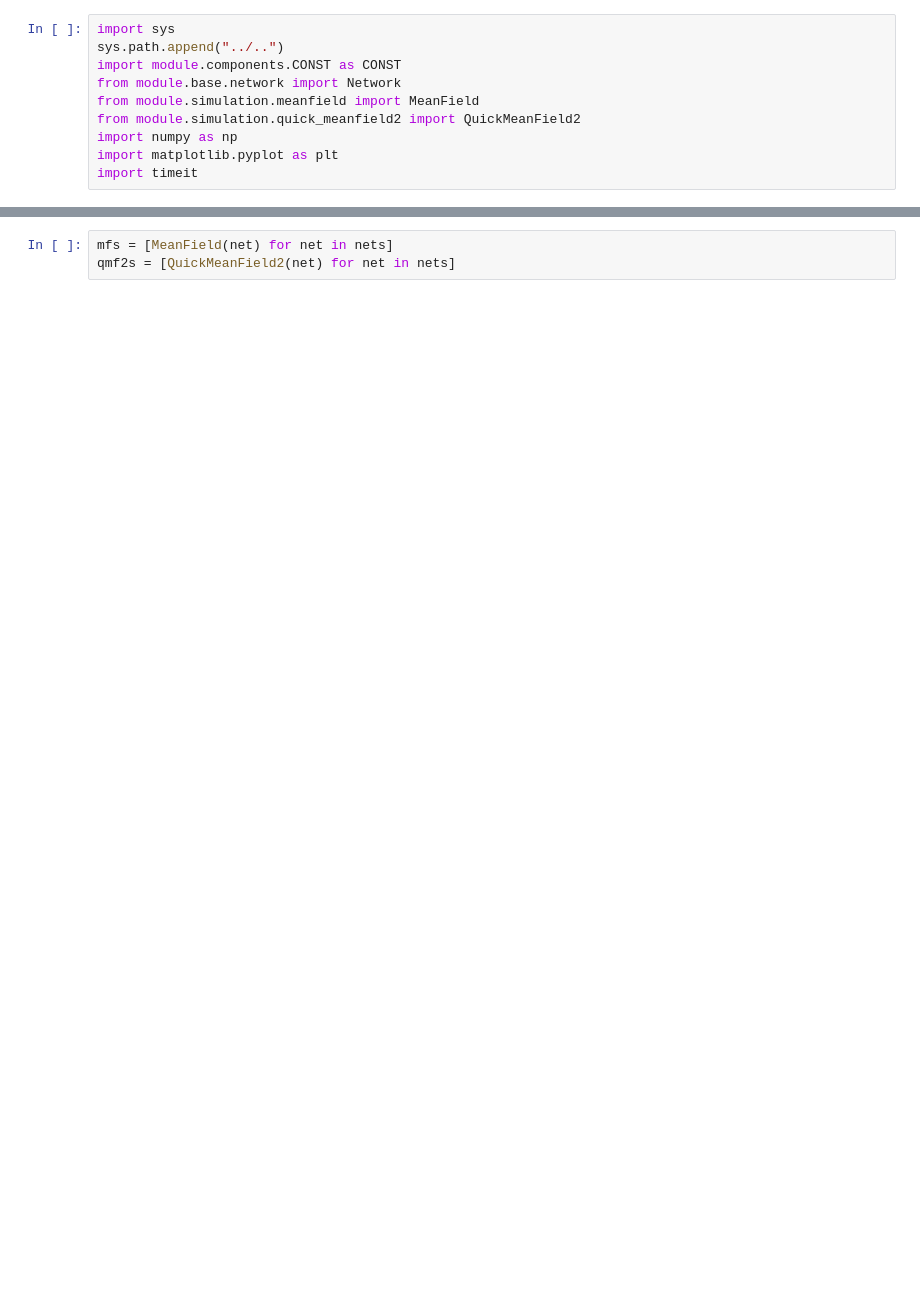
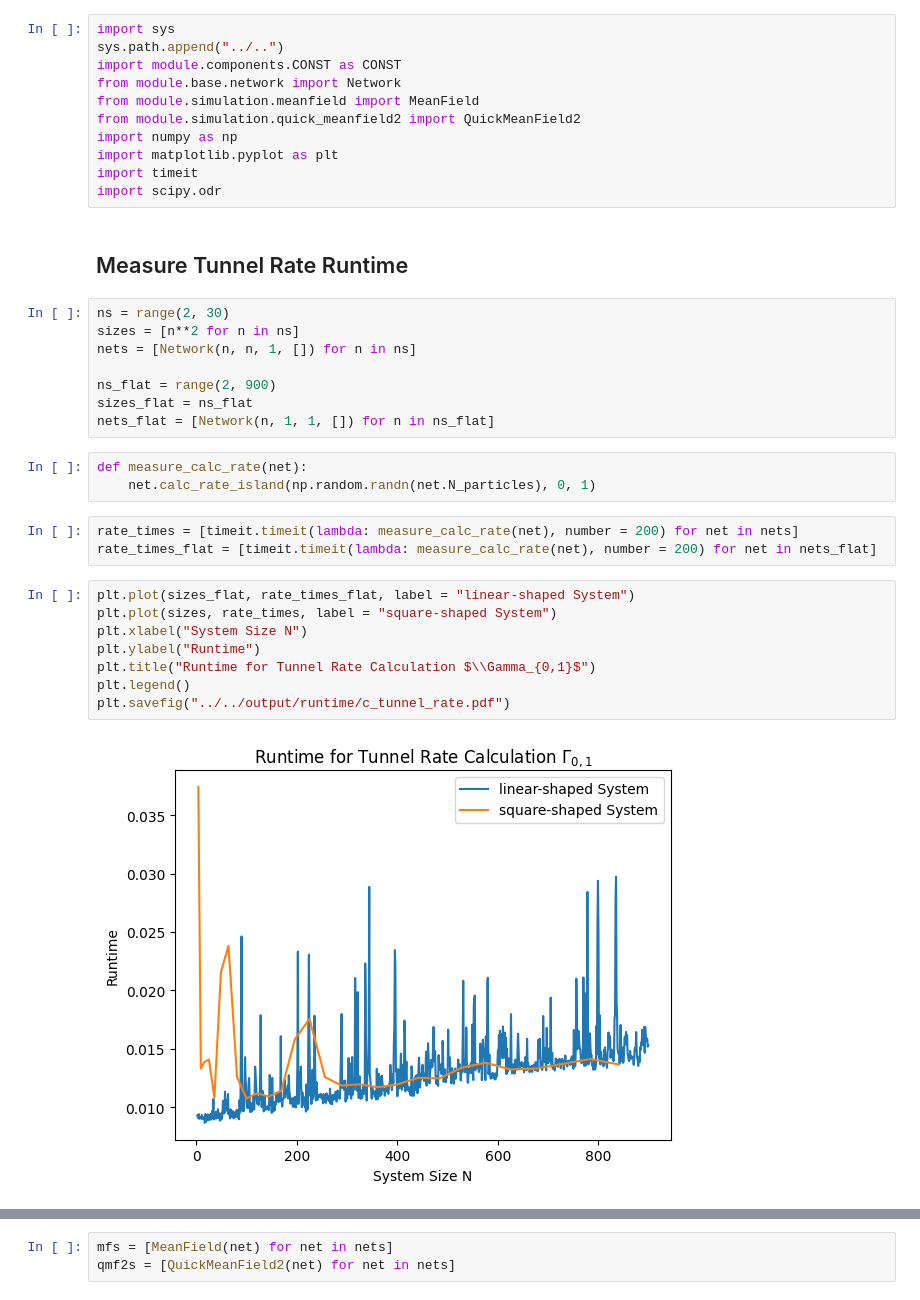
Before and after one commit to evanwonisch/NanoNetsMF, a Jupyter notebook: run/runtime/scaling.ipynb, the cells around one changed output, grey strips where cells are left out. Saved outputs shown, nothing was run; the diff lists cells and outputs as text; blank space fills up the shorter version.

```diff
--- a/run/runtime/scaling.ipynb
+++ b/run/runtime/scaling.ipynb
@@ -8,3 +8,30 @@ from module.simulation.quick_meanfield2 import QuickMeanField2
 import numpy as np
 import matplotlib.pyplot as plt
 import timeit
+import scipy.odr
+# %% [markdown]
+## Measure Tunnel Rate Runtime
+# %%
+ns = range(2, 30)
+sizes = [n**2 for n in ns]
+nets = [Network(n, n, 1, []) for n in ns]
+
+ns_flat = range(2, 900)
+sizes_flat = ns_flat
+nets_flat = [Network(n, 1, 1, []) for n in ns_flat]
+# %%
+def measure_calc_rate(net):
+    net.calc_rate_island(np.random.randn(net.N_particles), 0, 1)
+# %%
+rate_times = [timeit.timeit(lambda: measure_calc_rate(net), number = 200) for net in nets]
+rate_times_flat = [timeit.timeit(lambda: measure_calc_rate(net), number = 200) for net in nets_flat]
+# %%
+plt.plot(sizes_flat, rate_times_flat, label = "linear-shaped System")
+plt.plot(sizes, rate_times, label = "square-shaped System")
+plt.xlabel("System Size N")
+plt.ylabel("Runtime")
+plt.title("Runtime for Tunnel Rate Calculation $\\Gamma_{0,1}$")
+plt.legend()
+plt.savefig("../../output/runtime/c_tunnel_rate.pdf")
+# %% [output]
+[figure, added]
```
Also changed, not shown: parts of 12 cells of this notebook, 41 other files.
